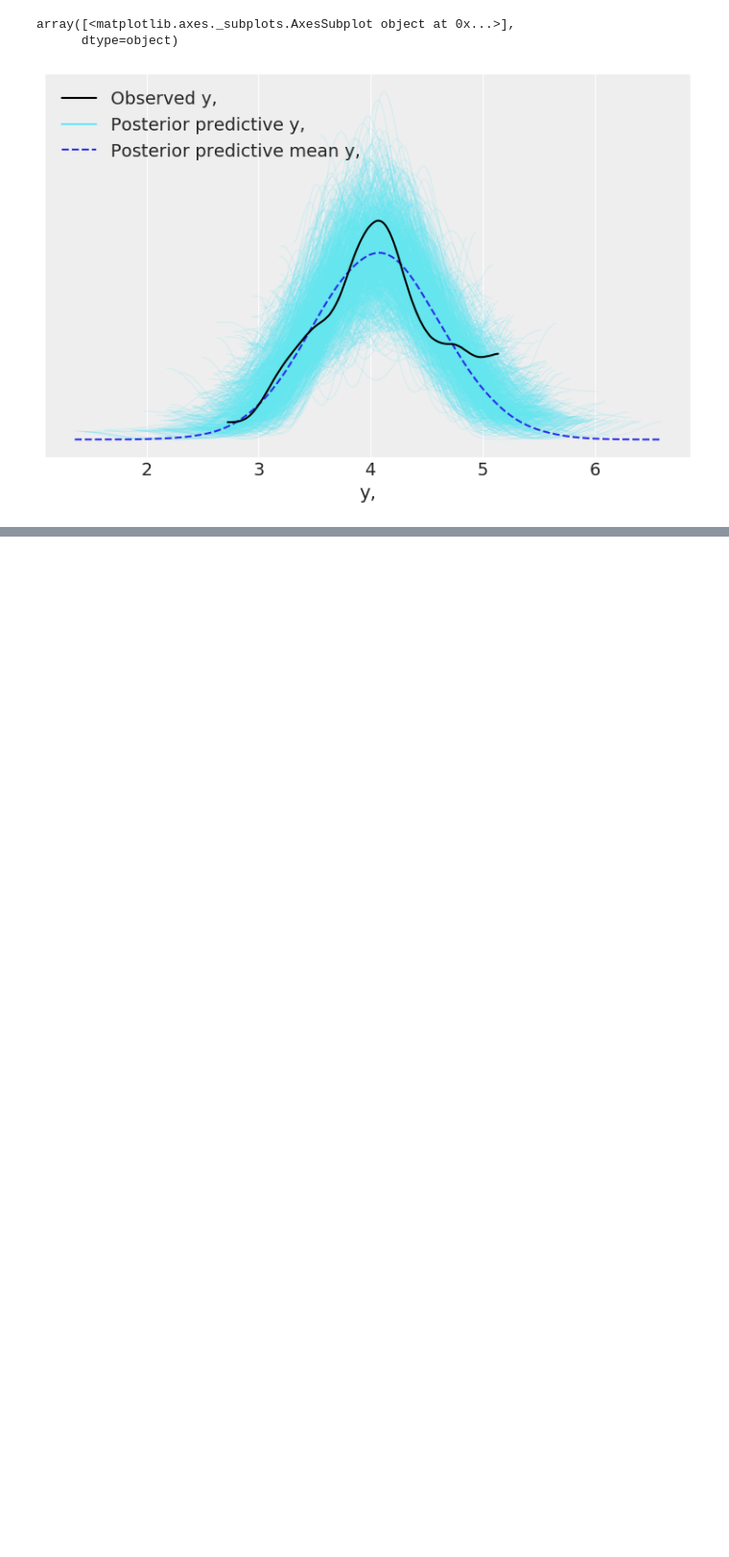
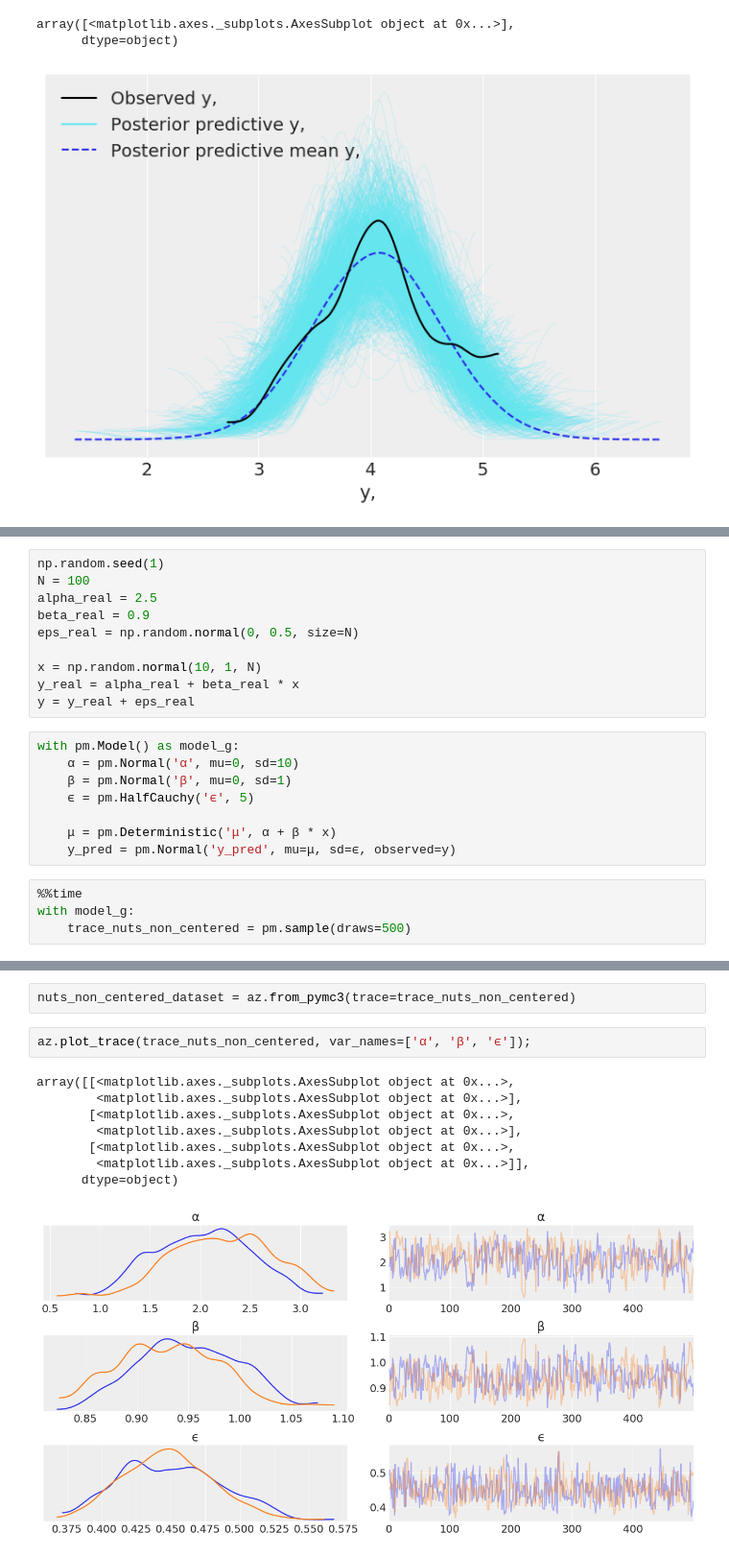
Before and after one commit to aloctavodia/BAP, a Jupyter notebook: exercises/Chapter3.ipynb, the cells around one changed output, grey strips where cells are left out. Shown at 96% size. Saved outputs shown, nothing was run; the diff lists cells and outputs as text; blank space fills up the shorter version.

```diff
--- a/exercises/Chapter3.ipynb
+++ b/exercises/Chapter3.ipynb
@@ -159,0 +169,22 @@ array([<matplotlib.axes._subplots.AxesSubplot object at 0x...>],
+# %%
+np.random.seed(1)
+N = 100
+alpha_real = 2.5
+beta_real = 0.9
+eps_real = np.random.normal(0, 0.5, size=N)
+
+x = np.random.normal(10, 1, N)
+y_real = alpha_real + beta_real * x
+y = y_real + eps_real
+# %%
+with pm.Model() as model_g:
+    α = pm.Normal('α', mu=0, sd=10)
+    β = pm.Normal('β', mu=0, sd=1)
+    ϵ = pm.HalfCauchy('ϵ', 5)
+
+    μ = pm.Deterministic('μ', α + β * x)
+    y_pred = pm.Normal('y_pred', mu=μ, sd=ϵ, observed=y)
+# %%
+%%time
+with model_g:
+    trace_nuts_non_centered = pm.sample(draws=500)
@@ -159,0 +200,13 @@ array([<matplotlib.axes._subplots.AxesSubplot object at 0x...>],
+# %%
+nuts_non_centered_dataset = az.from_pymc3(trace=trace_nuts_non_centered)
+# %%
+az.plot_trace(trace_nuts_non_centered, var_names=['α', 'β', 'ϵ']);
+# %% [output]
+array([[<matplotlib.axes._subplots.AxesSubplot object at 0x...>,
+        <matplotlib.axes._subplots.AxesSubplot object at 0x...>],
+       [<matplotlib.axes._subplots.AxesSubplot object at 0x...>,
+        <matplotlib.axes._subplots.AxesSubplot object at 0x...>],
+       [<matplotlib.axes._subplots.AxesSubplot object at 0x...>,
+        <matplotlib.axes._subplots.AxesSubplot object at 0x...>]],
+      dtype=object)
+[figure, added]
```
Also changed, not shown: parts of 93 cells of this notebook.
